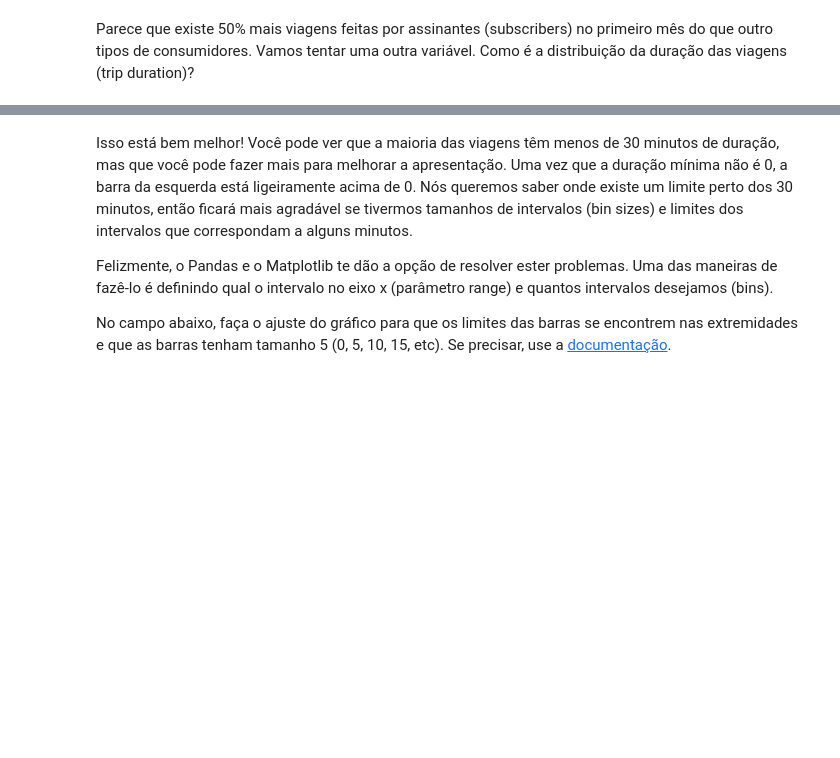
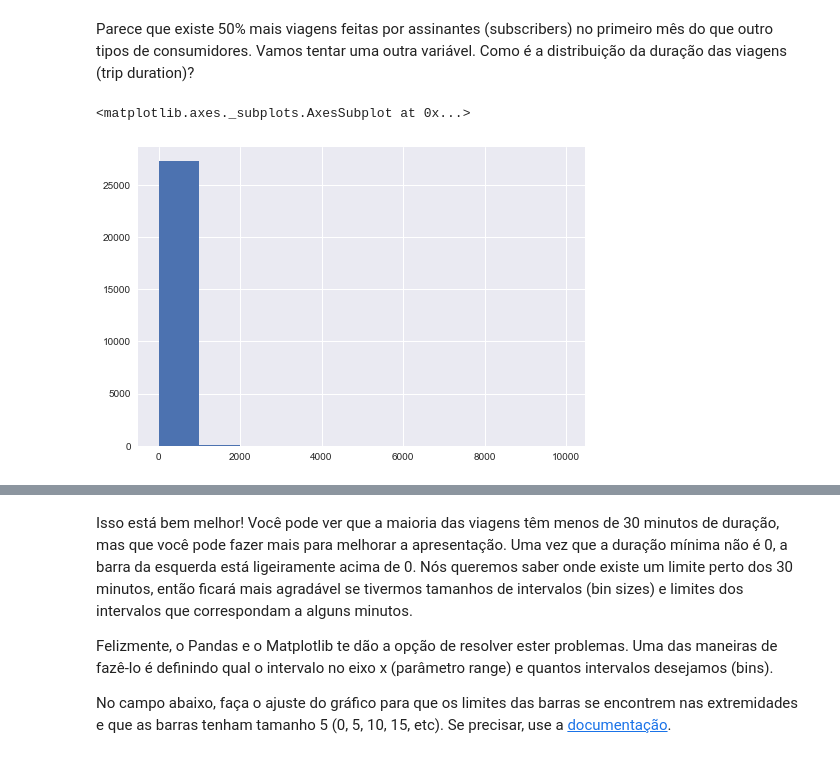
Before and after one commit to raphaelrrcoelho/bay-area-bike-share, a Jupyter notebook: Analise_Bay_Area_Bike_Share-NDFDSI.ipynb, the cells around one changed output, grey strips where cells are left out. Saved outputs shown, nothing was run; the diff lists cells and outputs as text; code cells hidden in the pictures; blank space fills up the shorter version.

```diff
--- a/Analise_Bay_Area_Bike_Share-NDFDSI.ipynb
+++ b/Analise_Bay_Area_Bike_Share-NDFDSI.ipynb
@@ -281,5 +312,9 @@ Para que você possa conferir se os seus gráficos estão corretos, usaremos a f
 Parece que existe 50% mais viagens feitas por assinantes (subscribers) no primeiro mês do que outro tipos de consumidores. Vamos tentar uma outra variável. Como é a distribuição da duração das viagens (trip duration)?
 # %%
 # TODO: Faça um gráfico baseado nas durações
+trip_data.duration.hist()
+# %% [output]
+<matplotlib.axes._subplots.AxesSubplot at 0x...>
+[figure, added]
 # %%
 # rode este comando abaixo caso esteja em dúvida quanto ao resultado esperado
```
Also changed, not shown: parts of 20 cells of this notebook, 2 other files.
